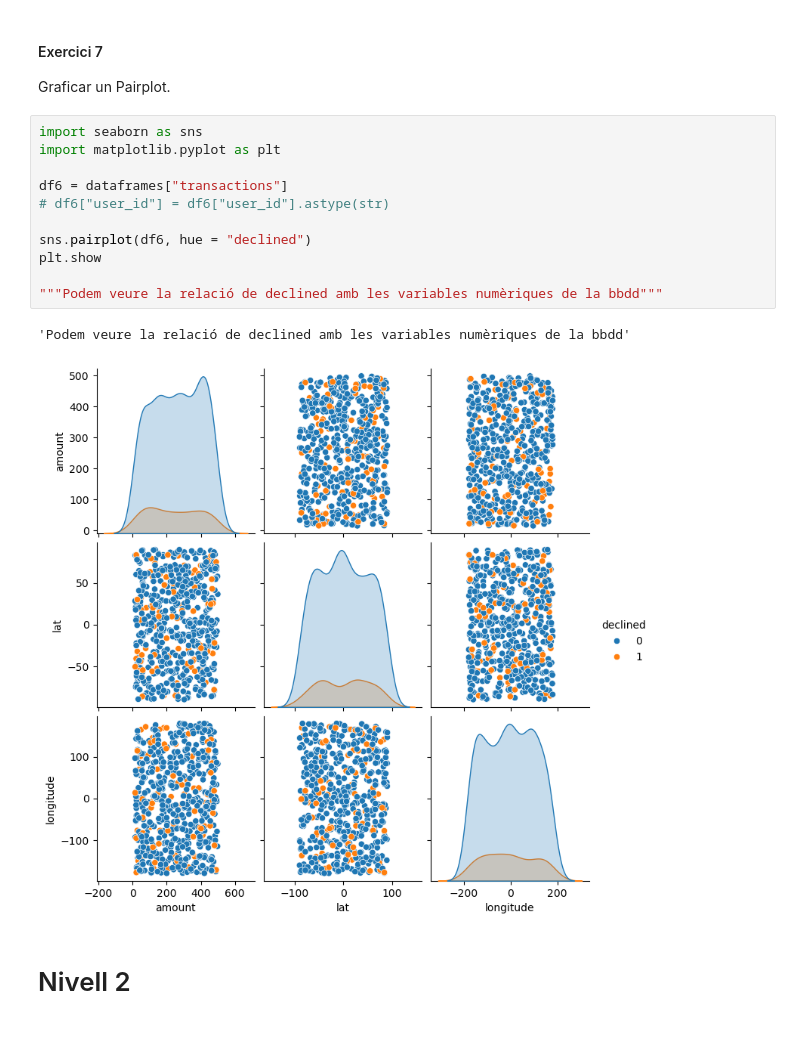
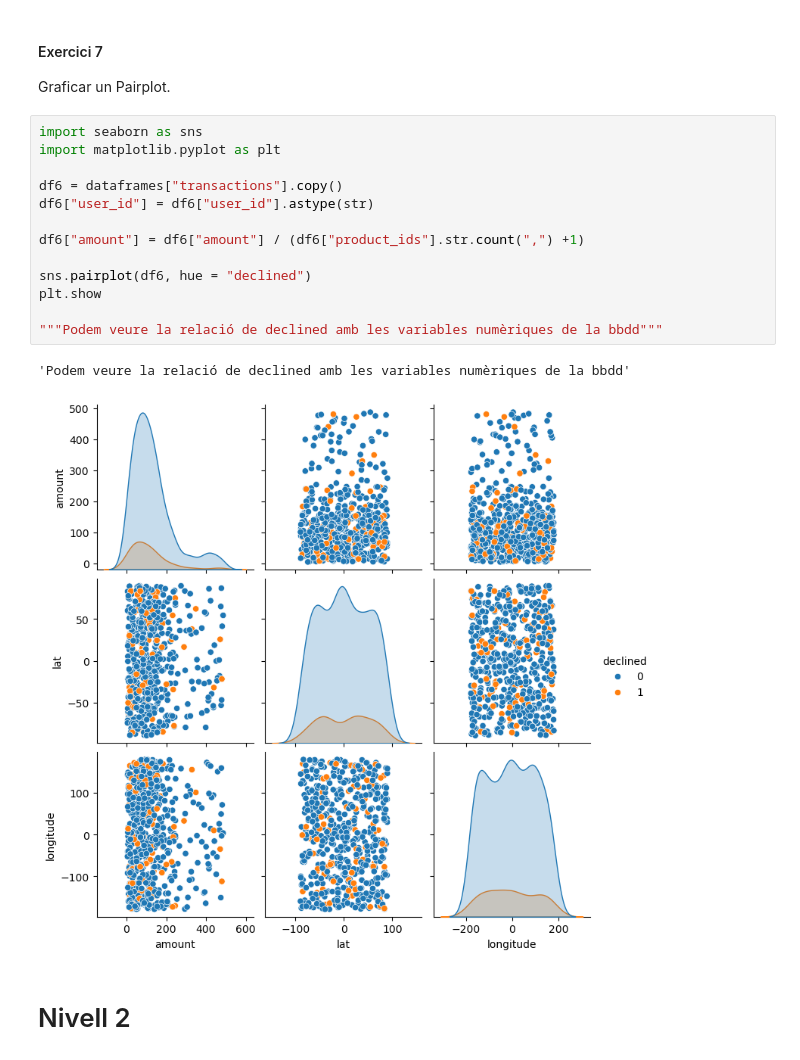
Before and after one commit to aleix-gb/Aleix-Gabarro-sprints, a Jupyter notebook: Sprint 8/Sprint 8.01.ipynb, the cells around one changed output. Saved outputs shown, nothing was run; the diff lists cells and outputs as text.

```diff
--- a/Sprint 8/Sprint 8.01.ipynb
+++ b/Sprint 8/Sprint 8.01.ipynb
@@ -227,17 +245,19 @@ Graficar un Pairplot.
 # %%
 import seaborn as sns
 import matplotlib.pyplot as plt
 
-df6 = dataframes["transactions"]
-# df6["user_id"] = df6["user_id"].astype(str)
+df6 = dataframes["transactions"].copy()
+df6["user_id"] = df6["user_id"].astype(str)
+
+df6["amount"] = df6["amount"] / (df6["product_ids"].str.count(",") +1)
 
 sns.pairplot(df6, hue = "declined")
 plt.show
 
 """Podem veure la relació de declined amb les variables numèriques de la bbdd"""
 # %% [output]
 'Podem veure la relació de declined amb les variables numèriques de la bbdd'
-[figure, old version]
+[figure, new version]
 # %% [markdown]
 # Nivell 2
 # %% [markdown]
```
Also changed, not shown: parts of 9 cells of this notebook, 1 other file.
